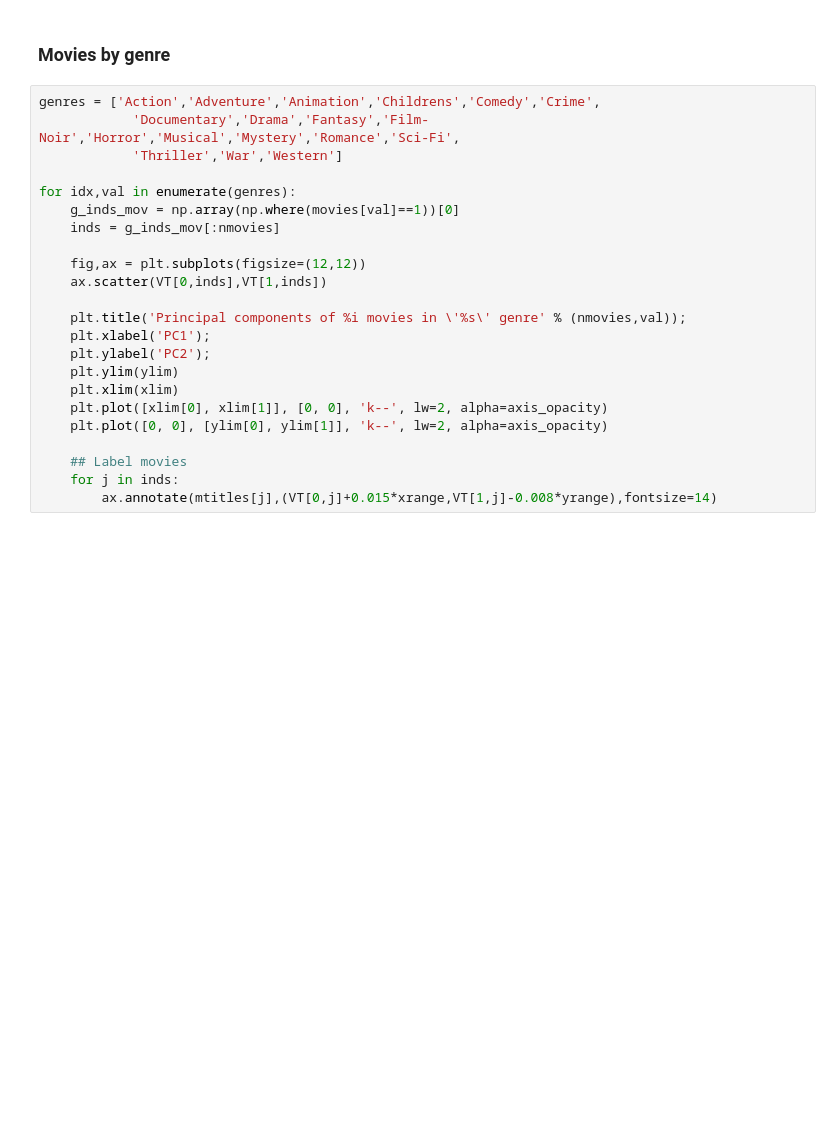
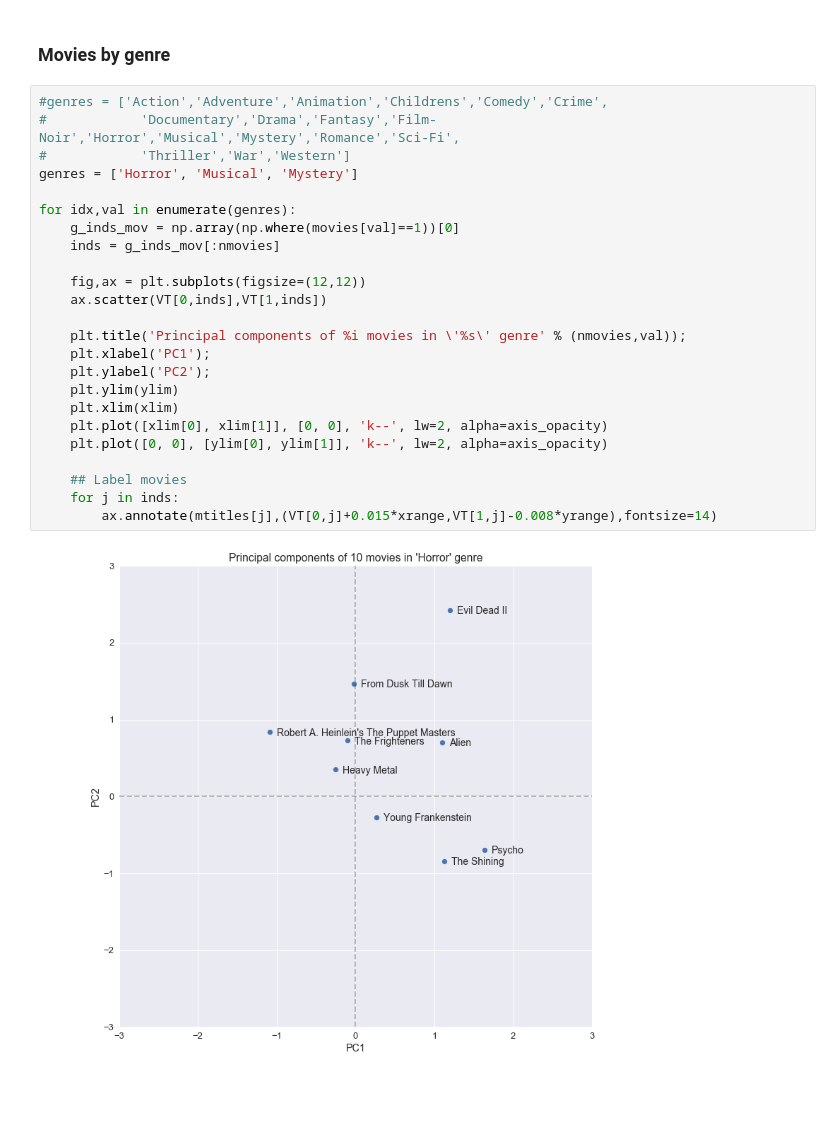
Before and after one commit to vlchen888/cs155-miniproject2, a Jupyter notebook: src/project2.ipynb, the cells around one changed output. Cells and saved outputs as stored; diff of their text form; blank space fills up the shorter version.

```diff
--- a/src/project2.ipynb
+++ b/src/project2.ipynb
@@ -292,25 +300,28 @@ for j in inds:
 # %% [markdown]
 ### Movies by genre
 # %%
-genres = ['Action','Adventure','Animation','Childrens','Comedy','Crime',
-            'Documentary','Drama','Fantasy','Film-Noir','Horror','Musical','Mystery','Romance','Sci-Fi',
-            'Thriller','War','Western']
+#genres = ['Action','Adventure','Animation','Childrens','Comedy','Crime',
+#            'Documentary','Drama','Fantasy','Film-Noir','Horror','Musical','Mystery','Romance','Sci-Fi',
+#            'Thriller','War','Western']
+genres = ['Horror', 'Musical', 'Mystery']
 
 for idx,val in enumerate(genres):
     g_inds_mov = np.array(np.where(movies[val]==1))[0]
     inds = g_inds_mov[:nmovies]
 
     fig,ax = plt.subplots(figsize=(12,12))
     ax.scatter(VT[0,inds],VT[1,inds])
 
     plt.title('Principal components of %i movies in \'%s\' genre' % (nmovies,val));
     plt.xlabel('PC1');
     plt.ylabel('PC2');
     plt.ylim(ylim)
     plt.xlim(xlim)
     plt.plot([xlim[0], xlim[1]], [0, 0], 'k--', lw=2, alpha=axis_opacity)
     plt.plot([0, 0], [ylim[0], ylim[1]], 'k--', lw=2, alpha=axis_opacity)
 
     ## Label movies
     for j in inds:
         ax.annotate(mtitles[j],(VT[0,j]+0.015*xrange,VT[1,j]-0.008*yrange),fontsize=14)
+# %% [output]
+[figure, added]
```
Also changed, not shown: parts of 9 cells of this notebook.
